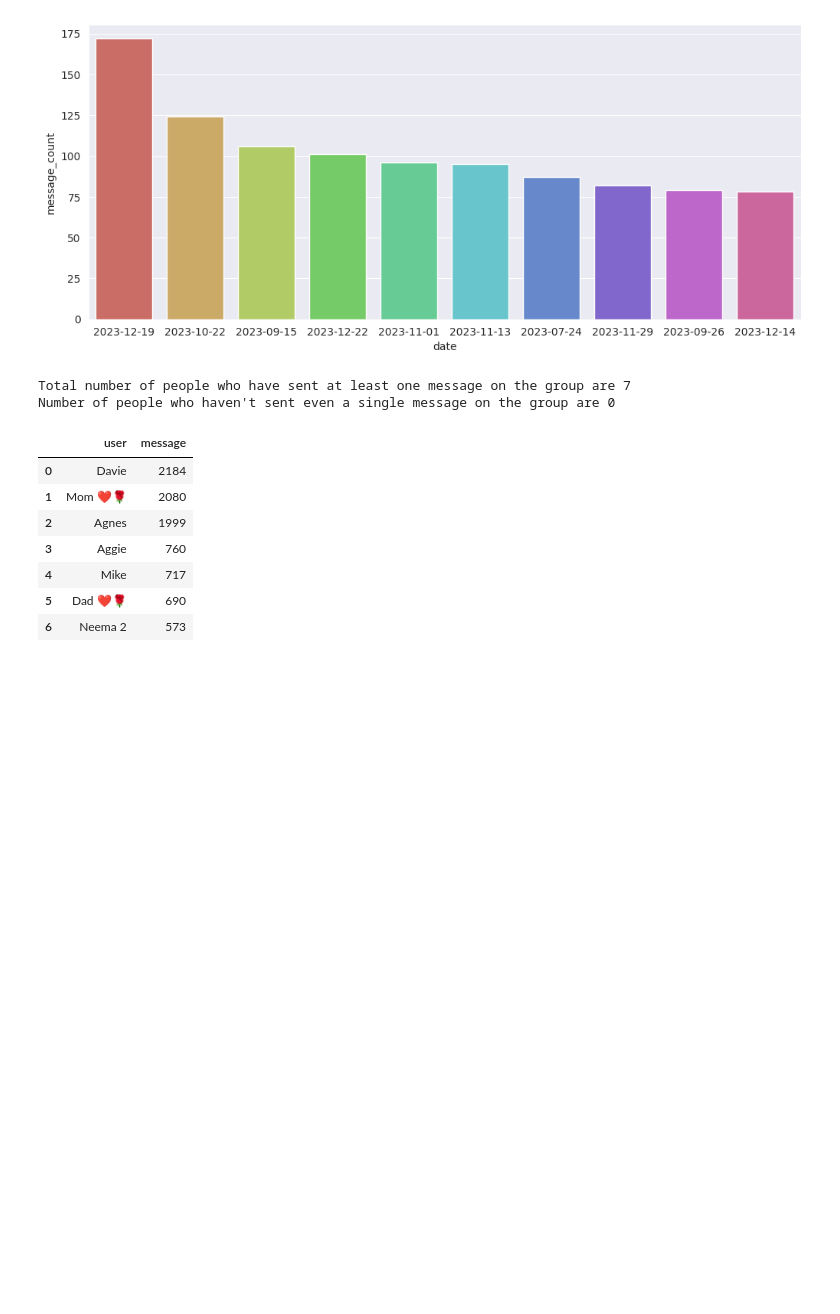
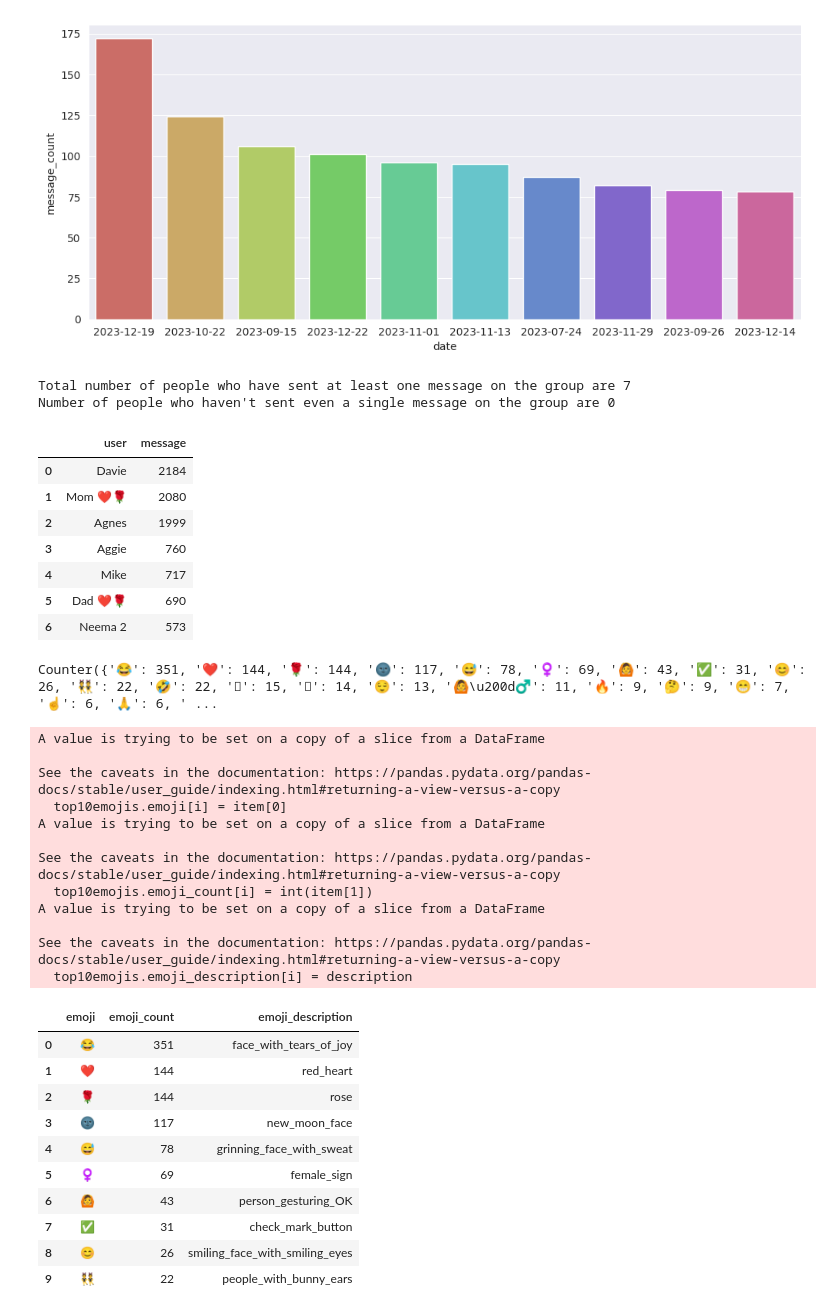
Before and after one commit to Agnes-Kalunda/chat-analysis, a Jupyter notebook: main.ipynb, the cells around one changed output. Saved outputs shown, nothing was run; the diff lists cells and outputs as text; code cells hidden in the pictures; blank space fills up the shorter version.

```diff
--- a/main.ipynb
+++ b/main.ipynb
@@ -223,3 +223,68 @@ top10df
 | 4 | Mike | 717 |
 | 5 | Dad ❤️🌹 | 690 |
 | 6 | Neema 2 | 573 |
+# %%
+from collections import Counter
+import emoji
+import re
+
+emoji_ctr = Counter()
+
+# Get the list of Unicode emojis
+emojis_list = map(lambda x: ''.join(x.split()), emoji.EMOJI_DATA.keys())
+
+# Compile a regex pattern
+emoji_pattern = re.compile('|'.join(re.escape(p) for p in emojis_list))
+
+# Count emojis in each message
+for idx, row in df.iterrows():
+    emojis_in_message = emoji_pattern.findall(row['message'])
+    emoji_ctr.update(emojis_in_message)
+
+# Print the emoji count
+print(emoji_ctr)
+# %% [output]
+Counter({'😂': 351, '❤️': 144, '🌹': 144, '🌚': 117, '😅': 78, '♀️': 69, '🙆': 43, '✅': 31, '😊': 26, '👯': 22, '🤣': 22, '🏾': 15, '🏽': 14, '😌': 13, '🙆\u200d♂️': 11, '🔥': 9, '🤔': 9, '😁': 7, '☝️': 6, '🙏': 6, ' ...
+# %%
+top10emojis = pd.DataFrame()
+# top10emojis = pd.DataFrame(data, columns={"emoji", "emoji_description", "emoji_count"})
+top10emojis['emoji'] = [''] * 10
+top10emojis['emoji_count'] = [0] * 10
+top10emojis['emoji_description'] = [''] * 10
+
+i = 0
+for item in emoji_ctr.most_common(10):
+    # will be using another helper column, since during visualization, the emojis won't be rendered.
+    description = emoji.demojize(item[0])[1:-1]    # using `[1:-1]` to remove the colons ':' at the end of the demojized strin
+
+    # appending top 10 data of emojis.  # Loading into a DataFrame.
+    top10emojis.emoji[i] = item[0]
+    top10emojis.emoji_count[i] = int(item[1])
+    top10emojis.emoji_description[i] = description
+    i += 1
+
+top10emojis
+# %% [output]
+A value is trying to be set on a copy of a slice from a DataFrame
+
+See the caveats in the documentation: https://pandas.pydata.org/pandas-docs/stable/user_guide/indexing.html#returning-a-view-versus-a-copy
+  top10emojis.emoji[i] = item[0]
+A value is trying to be set on a copy of a slice from a DataFrame
+
+See the caveats in the documentation: https://pandas.pydata.org/pandas-docs/stable/user_guide/indexing.html#returning-a-view-versus-a-copy
+  top10emojis.emoji_count[i] = int(item[1])
+A value is trying to be set on a copy of a slice from a DataFrame
+
+See the caveats in the documentation: https://pandas.pydata.org/pandas-docs/stable/user_guide/indexing.html#returning-a-view-versus-a-copy
+  top10emojis.emoji_description[i] = description
+|  | emoji | emoji_count | emoji_description |
+| 0 | 😂 | 351 | face_with_tears_of_joy |
+| 1 | ❤️ | 144 | red_heart |
+| 2 | 🌹 | 144 | rose |
+| 3 | 🌚 | 117 | new_moon_face |
+| 4 | 😅 | 78 | grinning_face_with_sweat |
+| 5 | ♀️ | 69 | female_sign |
+| 6 | 🙆 | 43 | person_gesturing_OK |
+| 7 | ✅ | 31 | check_mark_button |
+| 8 | 😊 | 26 | smiling_face_with_smiling_eyes |
+| 9 | 👯 | 22 | people_with_bunny_ears |
```
Also changed, not shown: parts of 3 cells of this notebook, 1 other file.
